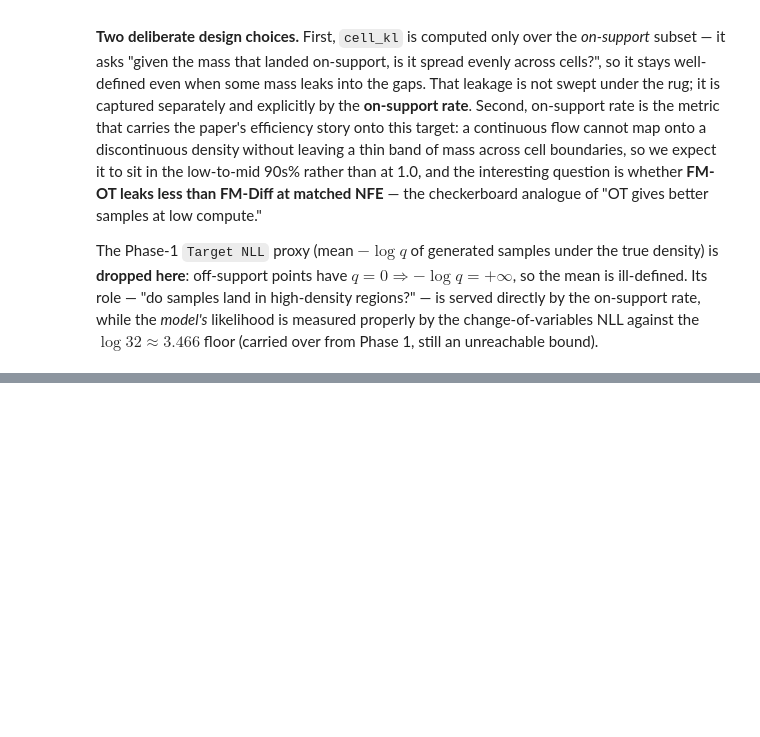
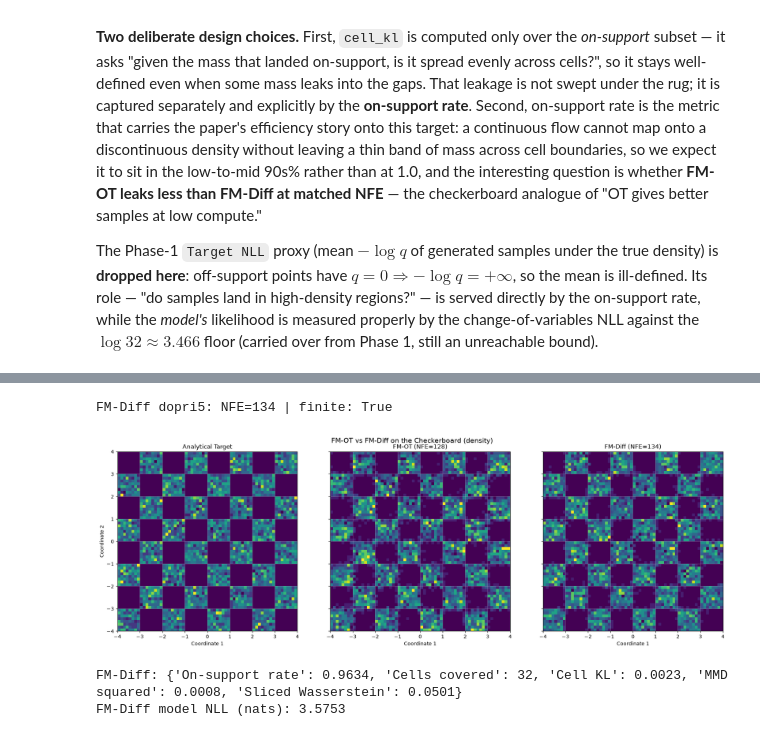
Before and after one commit to k-evgenii/TTrainMethods, a Jupyter notebook: TTrainMethods/checkers_flow_match.ipynb, the cells around one changed output, grey strips where cells are left out. Saved outputs shown, nothing was run; the diff lists cells and outputs as text; code cells hidden in the pictures; blank space fills up the shorter version.

```diff
--- a/TTrainMethods/checkers_flow_match.ipynb
+++ b/TTrainMethods/checkers_flow_match.ipynb
@@ -723,0 +938,9 @@ def compute_cell_metrics(samples: torch.Tensor,
+# %%
+# FM-Diff model: same FourierMLP architecture as FM-OT.
+fm_diff_model = FourierMLP(DATA_DIM, HIDDEN_DIM, NUM_HIDDEN_LAYERS).to(device)
+print("FM-Diff params:", f"{sum(p.numel() for p in fm_diff_model.parameters()):,}")
+
+# Frozen validation batch.
+torch.manual_seed(SEED + 11)
+fd_val_x0, fd_val_x1, fd_val_t, fd_val_xt, fd_val_ut = sample_fm_diff_batch(VALIDATION_BATCH_SIZE, device)
+torch.manual_seed(SEED)
@@ -723,0 +950,19 @@ def compute_cell_metrics(samples: torch.Tensor,
+# %%
+# --- FM-Diff training (mirrors the FM-OT loop: 20k steps, Adam, cosine LR) ---
+optimizer = torch.optim.Adam(fm_diff_model.parameters(), lr=LEARNING_RATE)
+scheduler = torch.optim.lr_scheduler.CosineAnnealingLR(optimizer, T_max=NUM_TRAINING_STEPS)
+fm_diff_history = {"step": [], "train": [], "val": []}
+start = time.time()
+
+for step in range(1, NUM_TRAINING_STEPS + 1):
+    fm_diff_model.train()
+    _, _, t_b, xt_b, ut_b = sample_fm_diff_batch(BATCH_SIZE, device)
+    loss = velocity_matching_loss(fm_diff_model(xt_b, t_b), ut_b)
+    optimizer.zero_grad(set_to_none=True); loss.backward(); optimizer.step(); scheduler.step()
+    if step % LOG_EVERY == 0 or step == 1:
+        fm_diff_model.eval()
+        with torch.no_grad():
+            vl = velocity_matching_loss(fm_diff_model(fd_val_xt, fd_val_t), fd_val_ut)
+        fm_diff_history["step"].append(step); fm_diff_history["train"].append(loss.item()); fm_diff_history["val"].append(vl.item())
+        print(f"Step {step:5d}/{NUM_TRAINING_STEPS} | Train {loss.item():.4f} | Val {vl.item():.4f} | {time.time()-start:5.1f}s")
+print("FM-Diff training completed.")
@@ -723,0 +987,19 @@ def compute_cell_metrics(samples: torch.Tensor,
+# %%
+# --- FM-Diff generation + density comparison ---
+fm_diff_generated, fm_diff_nfe = dopri5_integrate(fm_diff_model, eval_source,
+                                                  t_start=0.0, t_end=FM_DIFF_END_TIME)
+print(f"FM-Diff dopri5: NFE={fm_diff_nfe} | finite: {torch.isfinite(fm_diff_generated).all().item()}")
+
+density_panels([target_reference, fm_ot_generated, fm_diff_generated],
+               ["Analytical Target", f"FM-OT (NFE={fm_ot_nfe})", f"FM-Diff (NFE={fm_diff_nfe})"],
+               suptitle="FM-OT vs FM-Diff on the Checkerboard (density)")
+
+fm_diff_metrics = evaluate_generated_distribution(fm_diff_generated, target_reference)
+fm_diff_nll = compute_model_nll(fm_diff_model, nll_data, data_endpoint=FM_DIFF_END_TIME)
+print("FM-Diff:", {k: round(v, 4) if isinstance(v, float) else v for k, v in fm_diff_metrics.items()})
+print(f"FM-Diff model NLL (nats): {fm_diff_nll.mean().item():.4f}")
+# %% [output]
+FM-Diff dopri5: NFE=134 | finite: True
+[figure, added]
+FM-Diff: {'On-support rate': 0.9634, 'Cells covered': 32, 'Cell KL': 0.0023, 'MMD squared': 0.0008, 'Sliced Wasserstein': 0.0501}
+FM-Diff model NLL (nats): 3.5753
```
Also changed, not shown: parts of 40 cells of this notebook, 13 other files.
